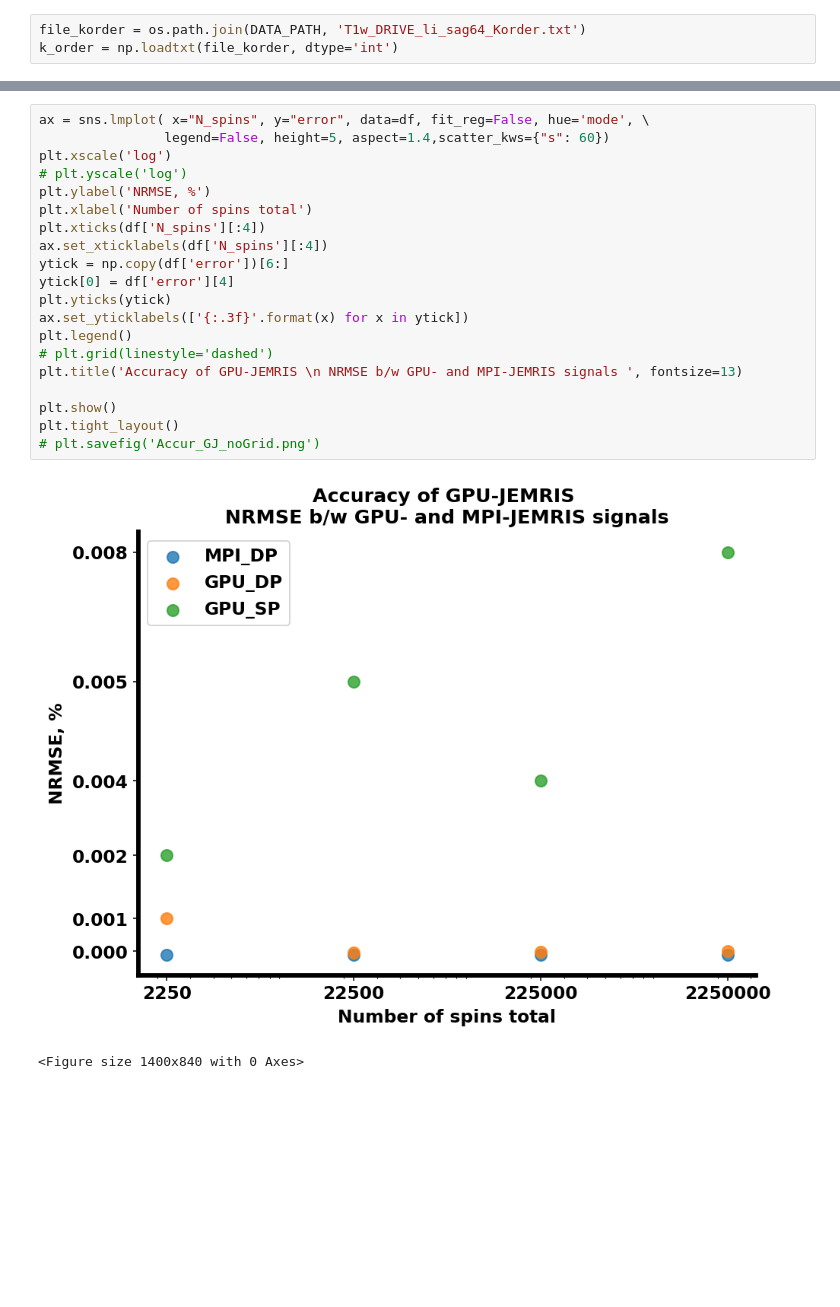
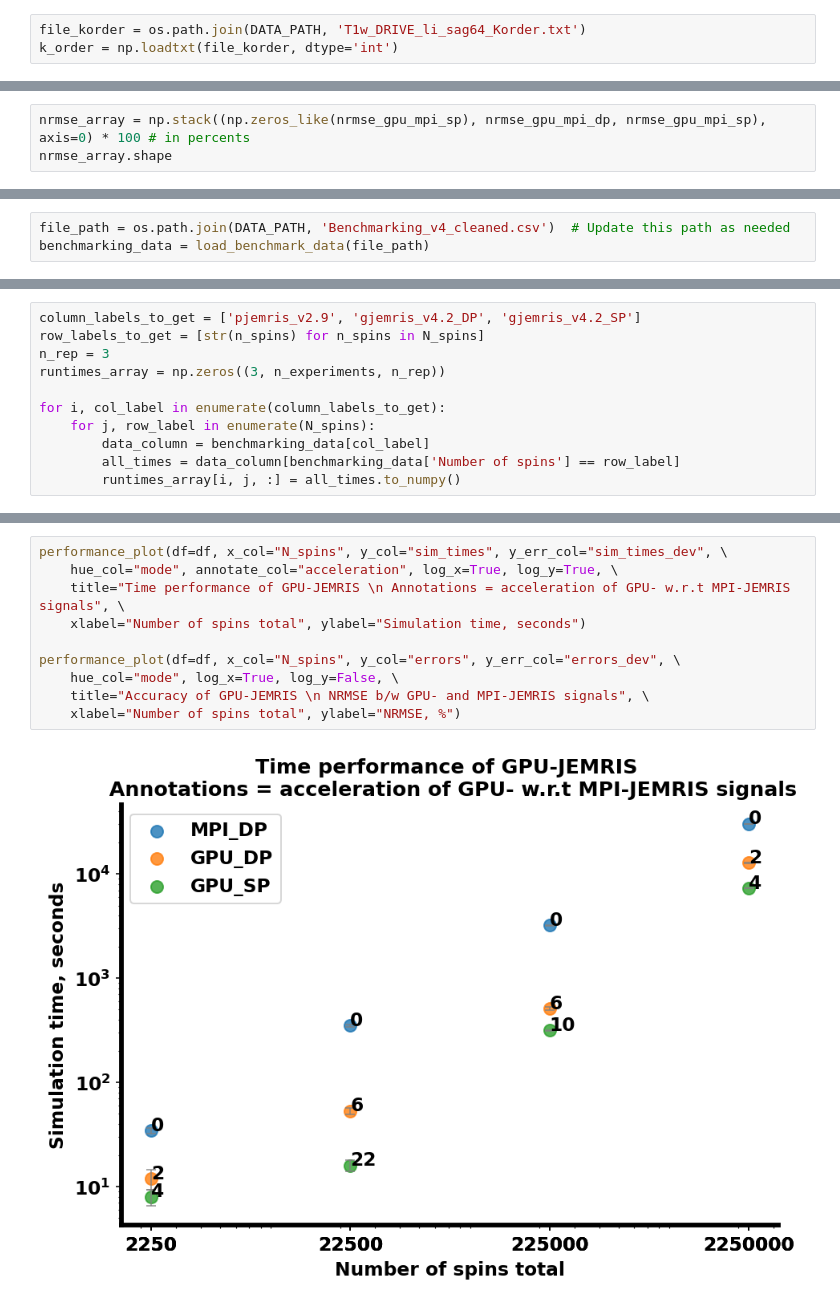
Before and after one commit to BMRRgroup/jemris, a Jupyter notebook: GJEMRIS_paper/GeomPhantom_tests.ipynb, the cells around one changed output, grey strips where cells are left out. Drawn from its saved outputs; the diff is of its cells as text; blank space fills up the shorter version.

```diff
--- a/GJEMRIS_paper/GeomPhantom_tests.ipynb
+++ b/GJEMRIS_paper/GeomPhantom_tests.ipynb
@@ -166,0 +99,3 @@ Plot saved at: ./image__ch1_GSP-MPI_N2M_time_3.png
+# %%
+nrmse_array = np.stack((np.zeros_like(nrmse_gpu_mpi_sp), nrmse_gpu_mpi_dp, nrmse_gpu_mpi_sp), axis=0) * 100 # in percents
+nrmse_array.shape
@@ -172 +107,4 @@ import pandas as pd
 plt.rcParams['axes.axisbelow'] = True
+# %%
+file_path = os.path.join(DATA_PATH, 'Benchmarking_v4_cleaned.csv')  # Update this path as needed
+benchmarking_data = load_benchmark_data(file_path)
@@ -173 +126,12 @@ plt.rcParams['axes.axisbelow'] = True
+# %%
+column_labels_to_get = ['pjemris_v2.9', 'gjemris_v4.2_DP', 'gjemris_v4.2_SP']
+row_labels_to_get = [str(n_spins) for n_spins in N_spins]
+n_rep = 3
+runtimes_array = np.zeros((3, n_experiments, n_rep))
+
+for i, col_label in enumerate(column_labels_to_get):
+    for j, row_label in enumerate(N_spins):
+        data_column = benchmarking_data[col_label]
+        all_times = data_column[benchmarking_data['Number of spins'] == row_label]
+        runtimes_array[i, j, :] = all_times.to_numpy()
 # %%
@@ -207,23 +159,12 @@ plt.tight_layout()
 # %%
-ax = sns.lmplot( x="N_spins", y="error", data=df, fit_reg=False, hue='mode', \
-                legend=False, height=5, aspect=1.4,scatter_kws={"s": 60})
-plt.xscale('log')
-# plt.yscale('log')
-plt.ylabel('NRMSE, %')
-plt.xlabel('Number of spins total')
-plt.xticks(df['N_spins'][:4])
-ax.set_xticklabels(df['N_spins'][:4])
-ytick = np.copy(df['error'])[6:]
-ytick[0] = df['error'][4]
-plt.yticks(ytick)
-ax.set_yticklabels(['{:.3f}'.format(x) for x in ytick])
-plt.legend()
-# plt.grid(linestyle='dashed')
-plt.title('Accuracy of GPU-JEMRIS \n NRMSE b/w GPU- and MPI-JEMRIS signals ', fontsize=13)
+performance_plot(df=df, x_col="N_spins", y_col="sim_times", y_err_col="sim_times_dev", \
+    hue_col="mode", annotate_col="acceleration", log_x=True, log_y=True, \
+    title="Time performance of GPU-JEMRIS \n Annotations = acceleration of GPU- w.r.t MPI-JEMRIS signals", \
+    xlabel="Number of spins total", ylabel="Simulation time, seconds")
 
-plt.show()
-plt.tight_layout()
-# plt.savefig('Accur_GJ_noGrid.png')
+performance_plot(df=df, x_col="N_spins", y_col="errors", y_err_col="errors_dev", \
+    hue_col="mode", log_x=True, log_y=False, \
+    title="Accuracy of GPU-JEMRIS \n NRMSE b/w GPU- and MPI-JEMRIS signals", \
+    xlabel="Number of spins total", ylabel="NRMSE, %")
 # %% [output]
-[figure, old version]
+[figure, new version]
-<Figure size 1400x840 with 0 Axes>
```
Also changed, not shown: parts of 23 cells of this notebook, 42 other files.
